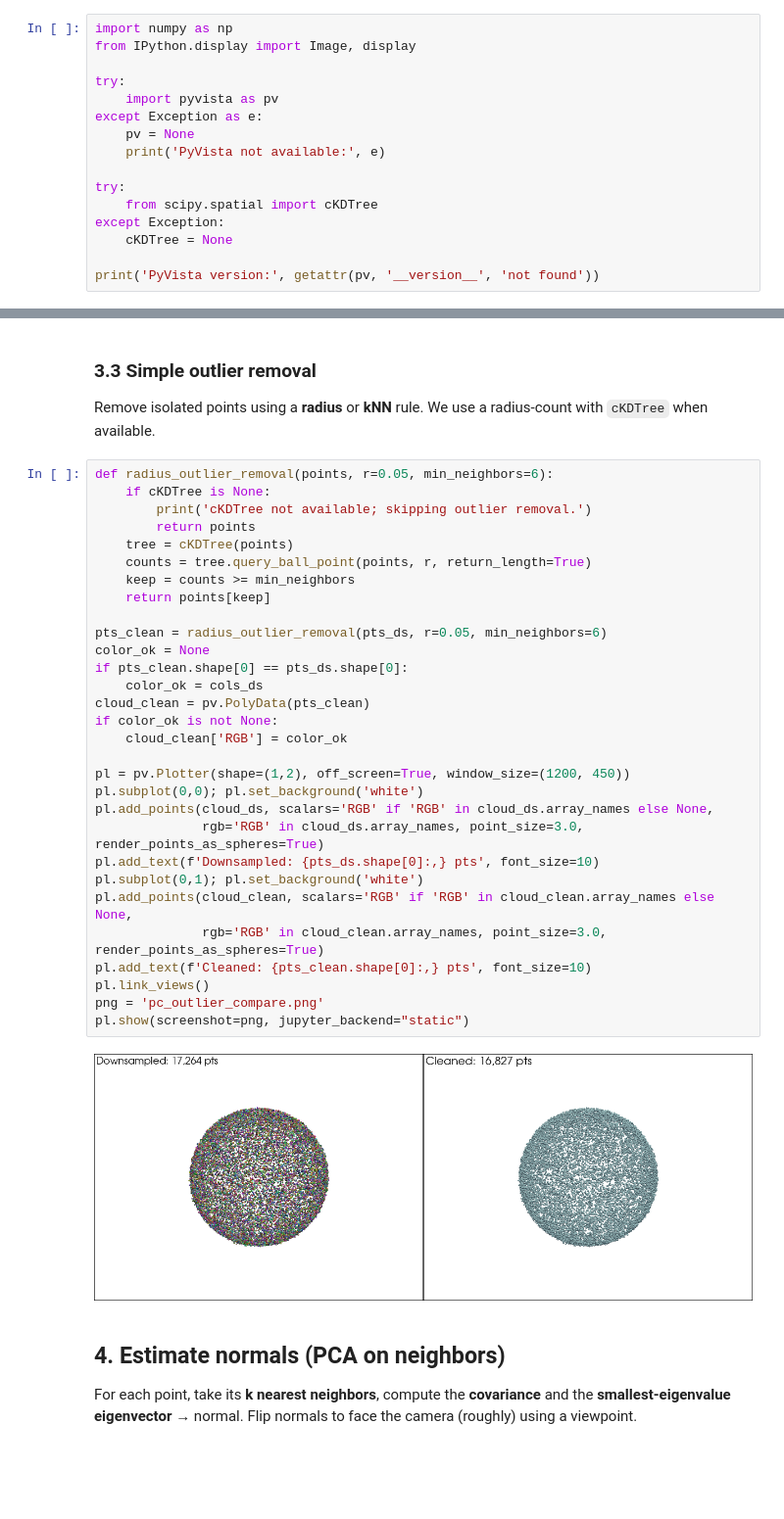
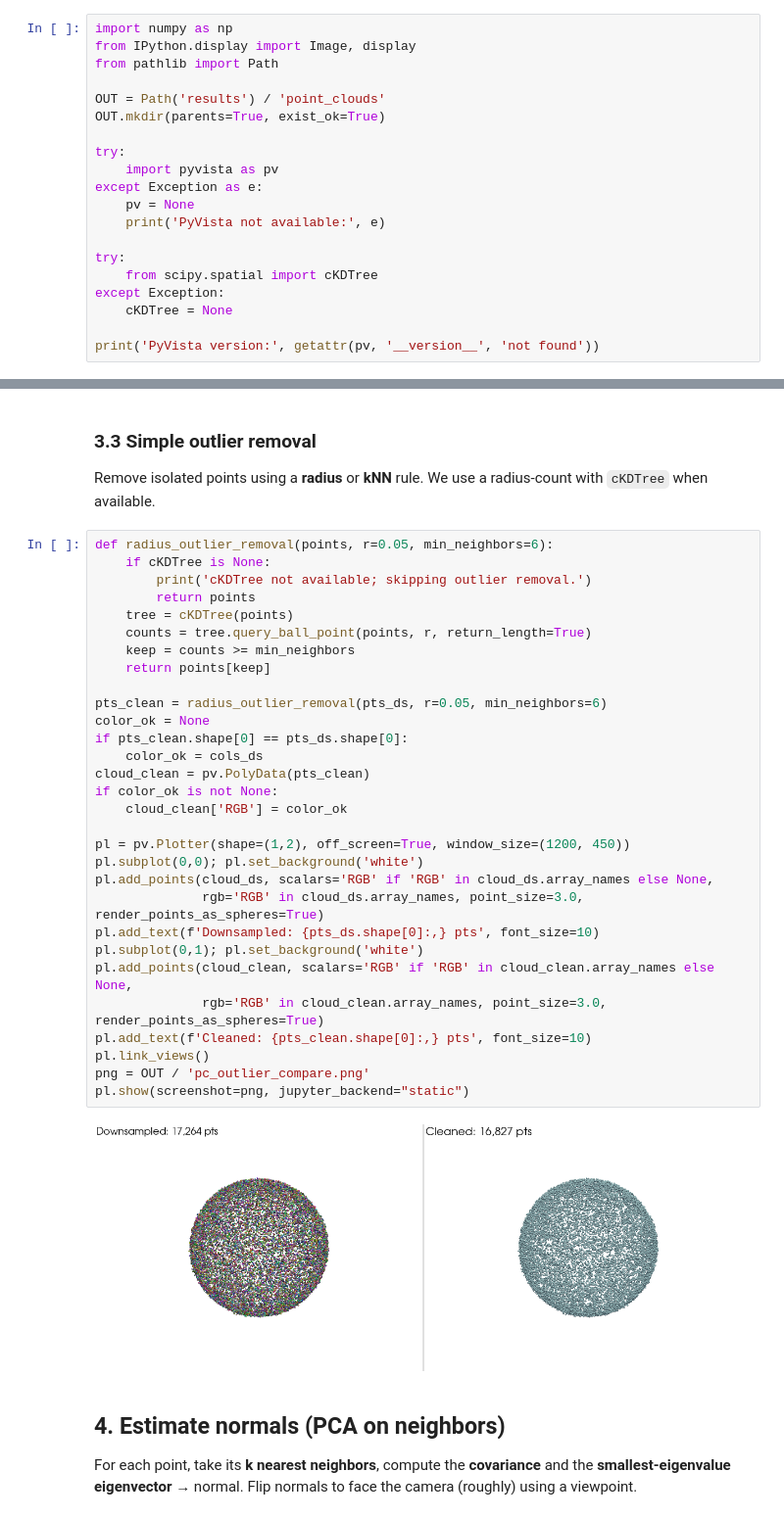
Before and after one commit to ida-mdc/workshop-visualization, a Jupyter notebook: notebooks/point_clouds_tutorial.ipynb, the cells around one changed output, grey strips where cells are left out. Shown at 98% size. Saved outputs shown, nothing was run; the diff lists cells and outputs as text; blank space fills up the shorter version.

```diff
--- a/notebooks/point_clouds_tutorial.ipynb
+++ b/notebooks/point_clouds_tutorial.ipynb
@@ -22,6 +22,10 @@ PyVista uses `imageio-ffmpeg` (or your system FFmpeg) to write MP4.
 # %%
 import numpy as np
 from IPython.display import Image, display
+from pathlib import Path
+
+OUT = Path('results') / 'point_clouds'
+OUT.mkdir(parents=True, exist_ok=True)
 
 try:
     import pyvista as pv
@@ -128,35 +138,35 @@ Remove isolated points using a **radius** or **kNN** rule. We use a radius-count
 # %%
 def radius_outlier_removal(points, r=0.05, min_neighbors=6):
     if cKDTree is None:
         print('cKDTree not available; skipping outlier removal.')
         return points
     tree = cKDTree(points)
     counts = tree.query_ball_point(points, r, return_length=True)
     keep = counts >= min_neighbors
     return points[keep]
 
 pts_clean = radius_outlier_removal(pts_ds, r=0.05, min_neighbors=6)
 color_ok = None
 if pts_clean.shape[0] == pts_ds.shape[0]:
     color_ok = cols_ds
 cloud_clean = pv.PolyData(pts_clean)
 if color_ok is not None:
     cloud_clean['RGB'] = color_ok
 
 pl = pv.Plotter(shape=(1,2), off_screen=True, window_size=(1200, 450))
 pl.subplot(0,0); pl.set_background('white')
 pl.add_points(cloud_ds, scalars='RGB' if 'RGB' in cloud_ds.array_names else None,
               rgb='RGB' in cloud_ds.array_names, point_size=3.0, render_points_as_spheres=True)
 pl.add_text(f'Downsampled: {pts_ds.shape[0]:,} pts', font_size=10)
 pl.subplot(0,1); pl.set_background('white')
 pl.add_points(cloud_clean, scalars='RGB' if 'RGB' in cloud_clean.array_names else None,
               rgb='RGB' in cloud_clean.array_names, point_size=3.0, render_points_as_spheres=True)
 pl.add_text(f'Cleaned: {pts_clean.shape[0]:,} pts', font_size=10)
 pl.link_views()
-png = 'pc_outlier_compare.png'
+png = OUT / 'pc_outlier_compare.png'
 pl.show(screenshot=png, jupyter_backend="static")
 # %% [output]
-[figure, old version]
+[figure, new version]
 # %% [markdown]
 ## 4. Estimate normals (PCA on neighbors)
 For each point, take its **k nearest neighbors**, compute the **covariance** and the **smallest-eigenvalue eigenvector** → normal. Flip normals to face the camera (roughly) using a viewpoint.
```
Also changed, not shown: parts of 9 cells of this notebook, 9 other files.
